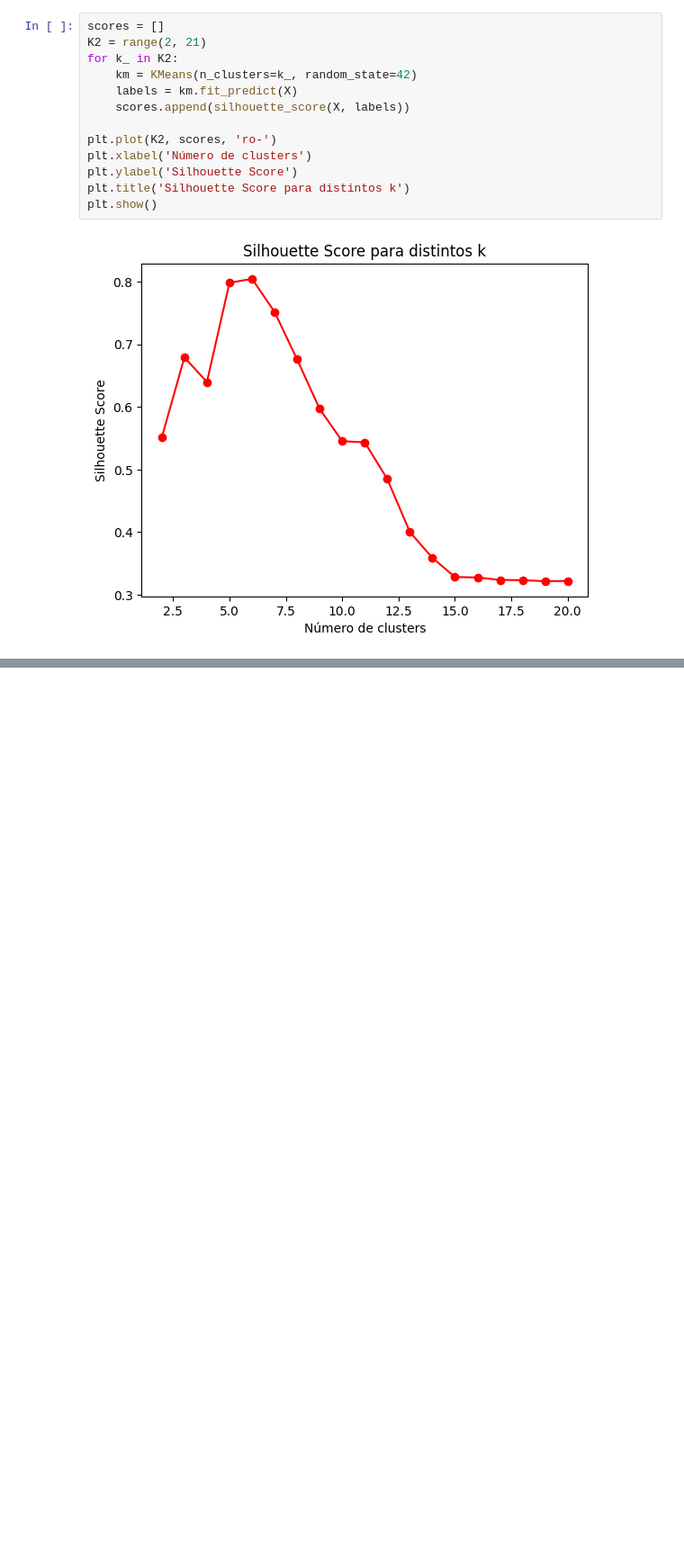
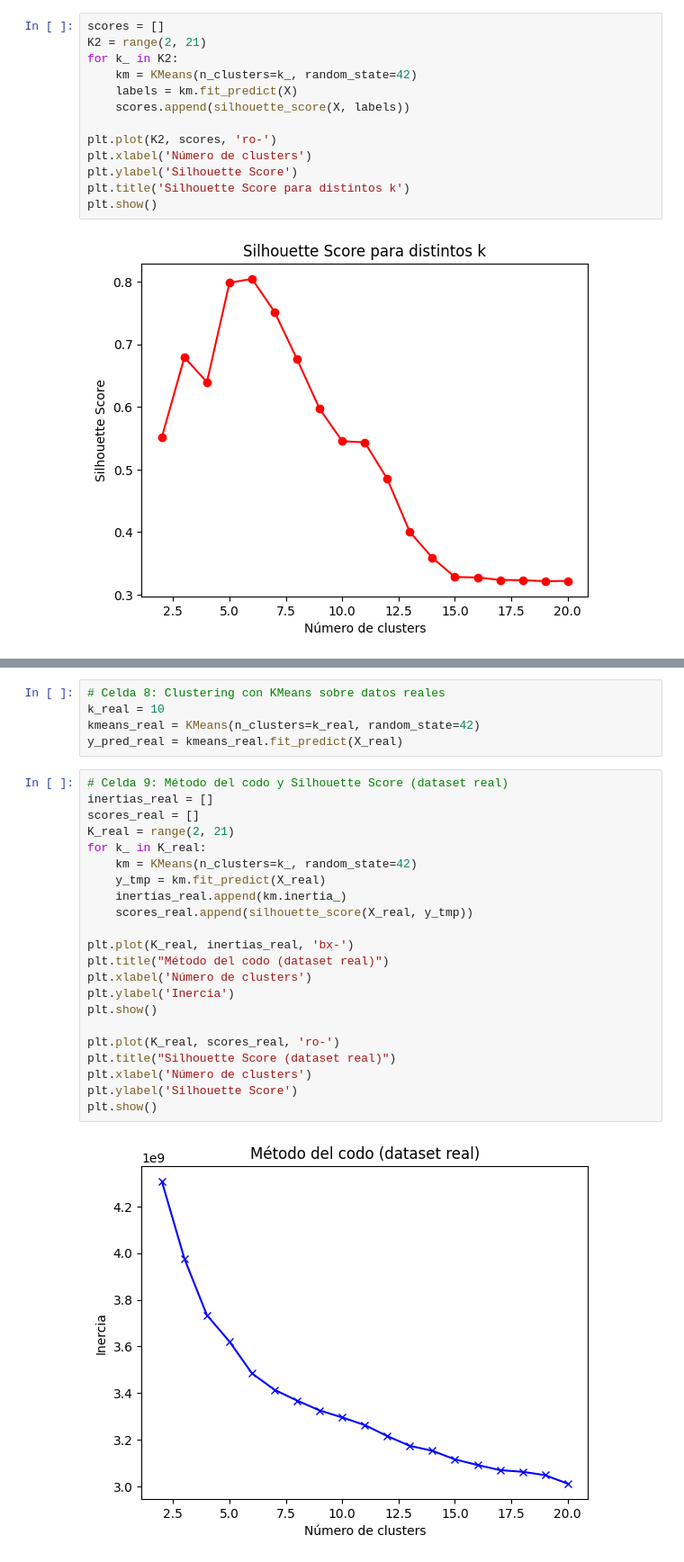
Before and after one commit to FelixMaturano/SIS420-2025, a Jupyter notebook: aprendizaje_no_supervisado/modificado.ipynb, the cells around one changed output, grey strips where cells are left out. Shown: that part at 90% size. Cells and saved outputs as stored; diff of their text form; blank space fills up the shorter version.

```diff
--- a/aprendizaje_no_supervisado/modificado.ipynb
+++ b/aprendizaje_no_supervisado/modificado.ipynb
@@ -98,0 +147,29 @@ plt.show()
+# %%
+# Celda 8: Clustering con KMeans sobre datos reales
+k_real = 10
+kmeans_real = KMeans(n_clusters=k_real, random_state=42)
+y_pred_real = kmeans_real.fit_predict(X_real)
+# %%
+# Celda 9: Método del codo y Silhouette Score (dataset real)
+inertias_real = []
+scores_real = []
+K_real = range(2, 21)
+for k_ in K_real:
+    km = KMeans(n_clusters=k_, random_state=42)
+    y_tmp = km.fit_predict(X_real)
+    inertias_real.append(km.inertia_)
+    scores_real.append(silhouette_score(X_real, y_tmp))
+
+plt.plot(K_real, inertias_real, 'bx-')
+plt.title("Método del codo (dataset real)")
+plt.xlabel('Número de clusters')
+plt.ylabel('Inercia')
+plt.show()
+
+plt.plot(K_real, scores_real, 'ro-')
+plt.title("Silhouette Score (dataset real)")
+plt.xlabel('Número de clusters')
+plt.ylabel('Silhouette Score')
+plt.show()
+# %% [output]
+[figure, added]
```
Also changed, not shown: parts of 6 cells of this notebook, 5 other files.
